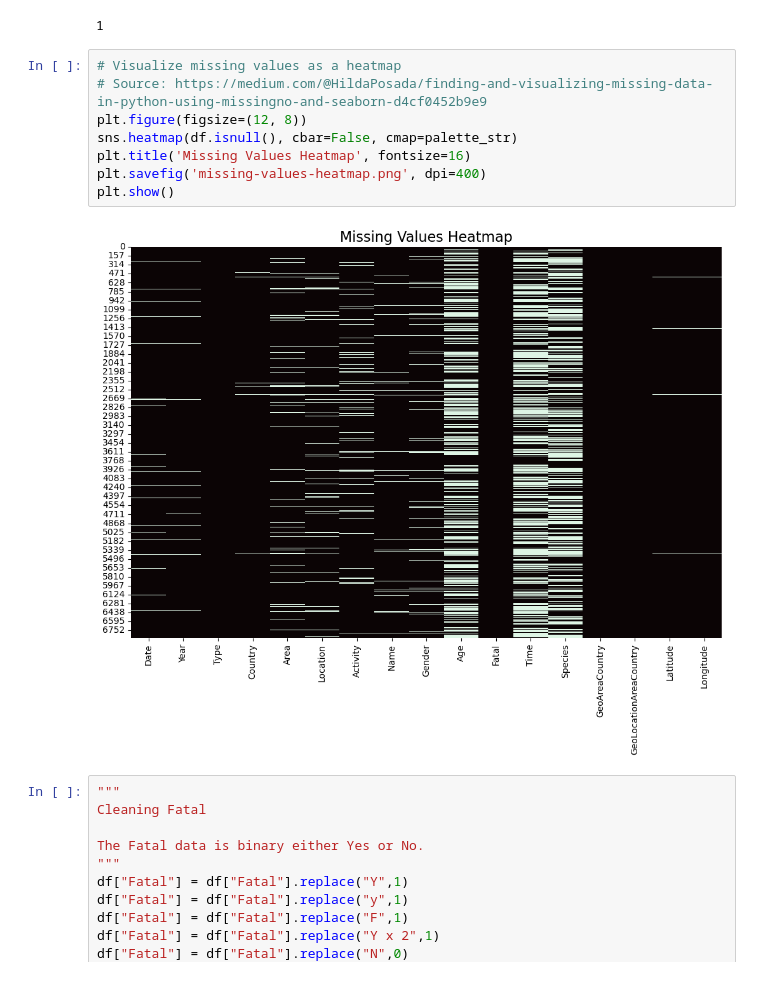
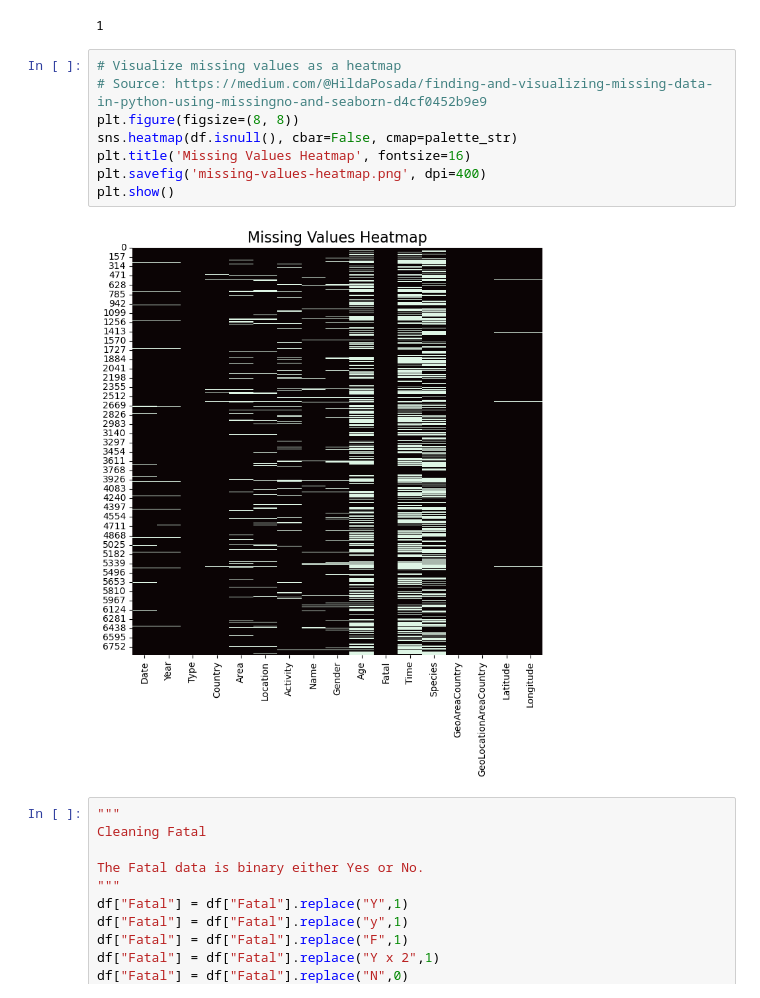
Before and after one commit to codevelvet/python-machine-learning, a Jupyter notebook: ml-models/shark-attacks/v2/predicting-shark-attack-fatality-reduced.ipynb, the cells around one changed output. Saved outputs shown, nothing was run; the diff lists cells and outputs as text.

```diff
--- a/ml-models/shark-attacks/v2/predicting-shark-attack-fatality-reduced.ipynb
+++ b/ml-models/shark-attacks/v2/predicting-shark-attack-fatality-reduced.ipynb
@@ -153,13 +158,13 @@ df.drop_duplicates(inplace=True)
 # %%
 # Visualize missing values as a heatmap
 # Source: https://medium.com/@HildaPosada/finding-and-visualizing-missing-data-in-python-using-missingno-and-seaborn-d4cf0452b9e9
-plt.figure(figsize=(12, 8))
+plt.figure(figsize=(8, 8))
 sns.heatmap(df.isnull(), cbar=False, cmap=palette_str)
 plt.title('Missing Values Heatmap', fontsize=16)
 plt.savefig('missing-values-heatmap.png', dpi=400)
 plt.show()
 # %% [output]
-[figure, old version]
+[figure, new version]
 # %%
 """
 Cleaning Fatal
```
Also changed, not shown: parts of 33 cells of this notebook.
